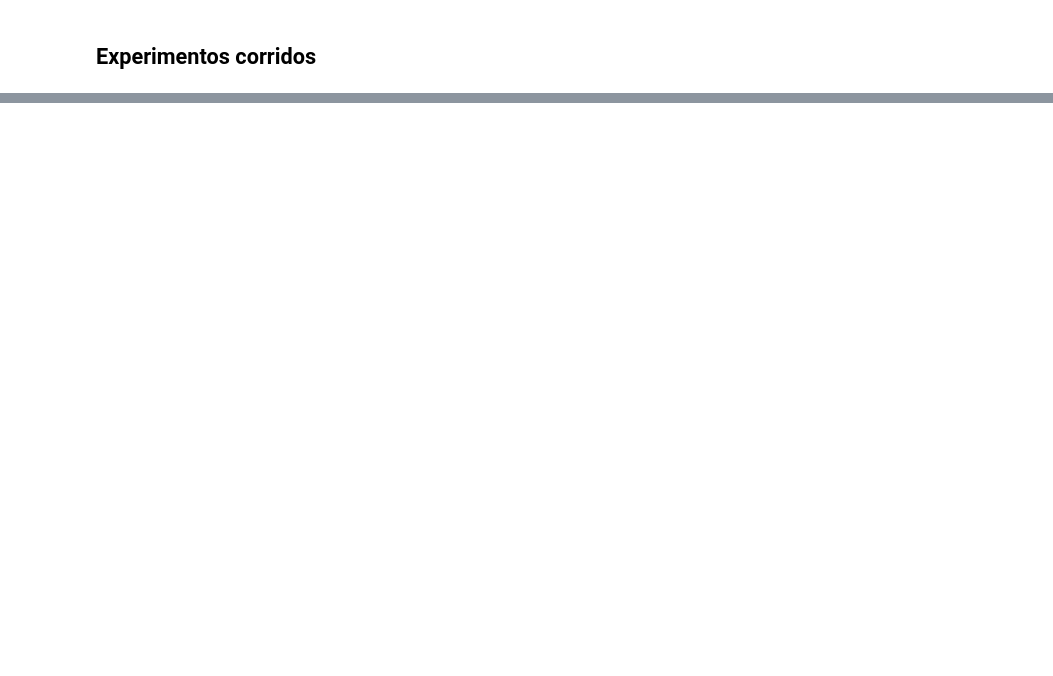
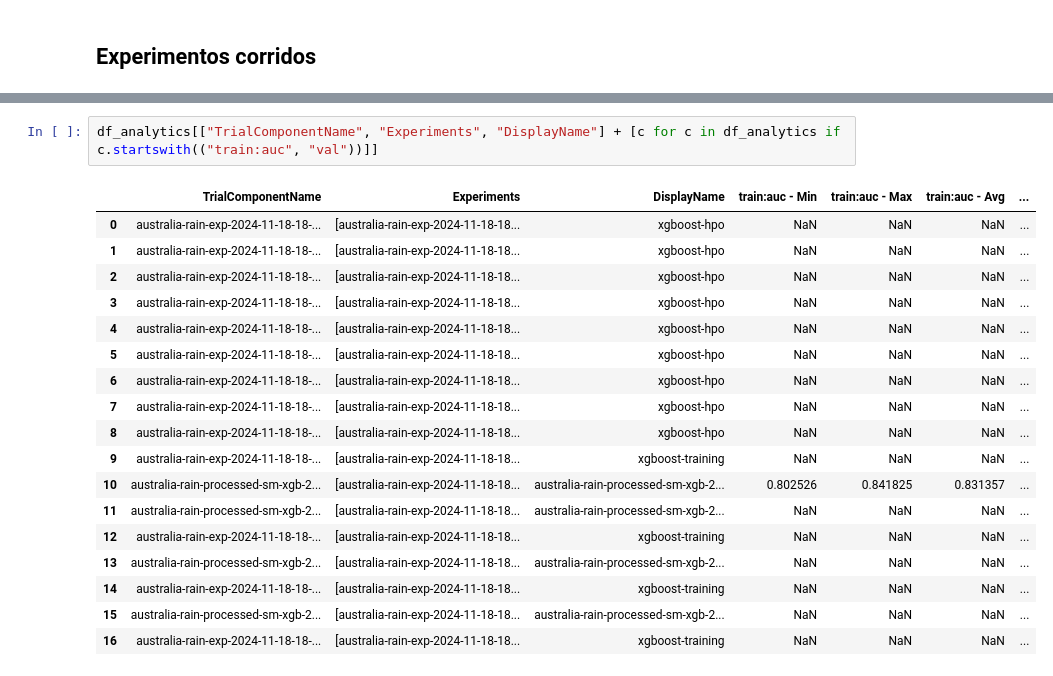
Before and after one commit to trOOnies/itba-aws-mle, a Jupyter notebook: productivo/step1_training.ipynb, the cells around one changed output, grey strips where cells are left out. Saved outputs shown, nothing was run; the diff lists cells and outputs as text; blank space fills up the shorter version.

```diff
--- a/productivo/step1_training.ipynb
+++ b/productivo/step1_training.ipynb
@@ -215,0 +278,21 @@ analytics.dataframe()
+# %%
+df_analytics[["TrialComponentName", "Experiments", "DisplayName"] + [c for c in df_analytics if c.startswith(("train:auc", "val"))]]
+# %% [output]
+|  | TrialComponentName | Experiments | DisplayName | train:auc - Min | train:auc - Max | train:auc - Avg | ... |
+| 0 | australia-rain-exp-2024-11-18-18-... | [australia-rain-exp-2024-11-18-18... | xgboost-hpo | NaN | NaN | NaN | ... |
+| 1 | australia-rain-exp-2024-11-18-18-... | [australia-rain-exp-2024-11-18-18... | xgboost-hpo | NaN | NaN | NaN | ... |
+| 2 | australia-rain-exp-2024-11-18-18-... | [australia-rain-exp-2024-11-18-18... | xgboost-hpo | NaN | NaN | NaN | ... |
+| 3 | australia-rain-exp-2024-11-18-18-... | [australia-rain-exp-2024-11-18-18... | xgboost-hpo | NaN | NaN | NaN | ... |
+| 4 | australia-rain-exp-2024-11-18-18-... | [australia-rain-exp-2024-11-18-18... | xgboost-hpo | NaN | NaN | NaN | ... |
+| 5 | australia-rain-exp-2024-11-18-18-... | [australia-rain-exp-2024-11-18-18... | xgboost-hpo | NaN | NaN | NaN | ... |
+| 6 | australia-rain-exp-2024-11-18-18-... | [australia-rain-exp-2024-11-18-18... | xgboost-hpo | NaN | NaN | NaN | ... |
+| 7 | australia-rain-exp-2024-11-18-18-... | [australia-rain-exp-2024-11-18-18... | xgboost-hpo | NaN | NaN | NaN | ... |
+| 8 | australia-rain-exp-2024-11-18-18-... | [australia-rain-exp-2024-11-18-18... | xgboost-hpo | NaN | NaN | NaN | ... |
+| 9 | australia-rain-exp-2024-11-18-18-... | [australia-rain-exp-2024-11-18-18... | xgboost-training | NaN | NaN | NaN | ... |
+| 10 | australia-rain-processed-sm-xgb-2... | [australia-rain-exp-2024-11-18-18... | australia-rain-processed-sm-xgb-2... | 0.802526 | 0.841825 | 0.831357 | ... |
+| 11 | australia-rain-processed-sm-xgb-2... | [australia-rain-exp-2024-11-18-18... | australia-rain-processed-sm-xgb-2... | NaN | NaN | NaN | ... |
+| 12 | australia-rain-exp-2024-11-18-18-... | [australia-rain-exp-2024-11-18-18... | xgboost-training | NaN | NaN | NaN | ... |
+| 13 | australia-rain-processed-sm-xgb-2... | [australia-rain-exp-2024-11-18-18... | australia-rain-processed-sm-xgb-2... | NaN | NaN | NaN | ... |
+| 14 | australia-rain-exp-2024-11-18-18-... | [australia-rain-exp-2024-11-18-18... | xgboost-training | NaN | NaN | NaN | ... |
+| 15 | australia-rain-processed-sm-xgb-2... | [australia-rain-exp-2024-11-18-18... | australia-rain-processed-sm-xgb-2... | NaN | NaN | NaN | ... |
+| 16 | australia-rain-exp-2024-11-18-18-... | [australia-rain-exp-2024-11-18-18... | xgboost-training | NaN | NaN | NaN | ... |
```
Also changed, not shown: parts of 5 cells of this notebook, 1 other file.
